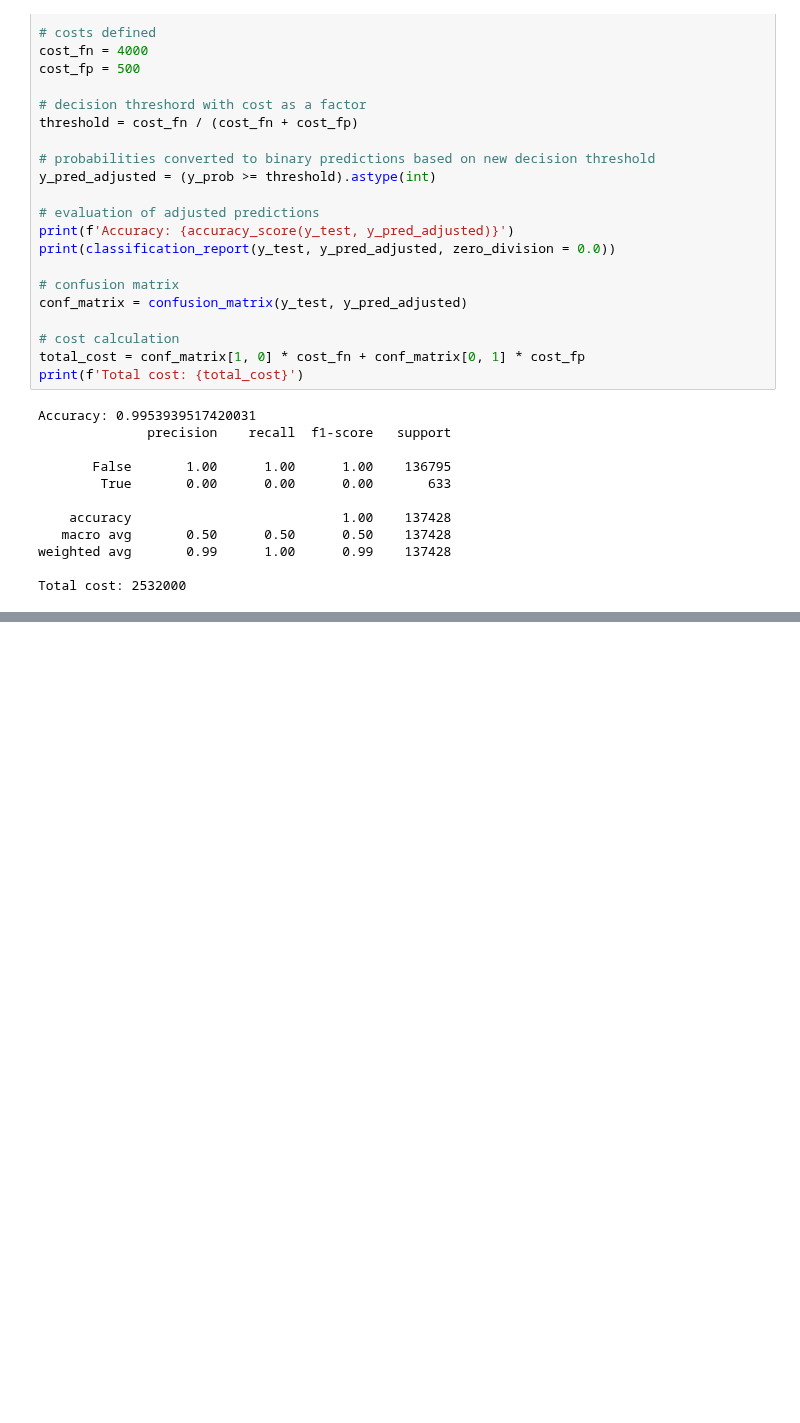
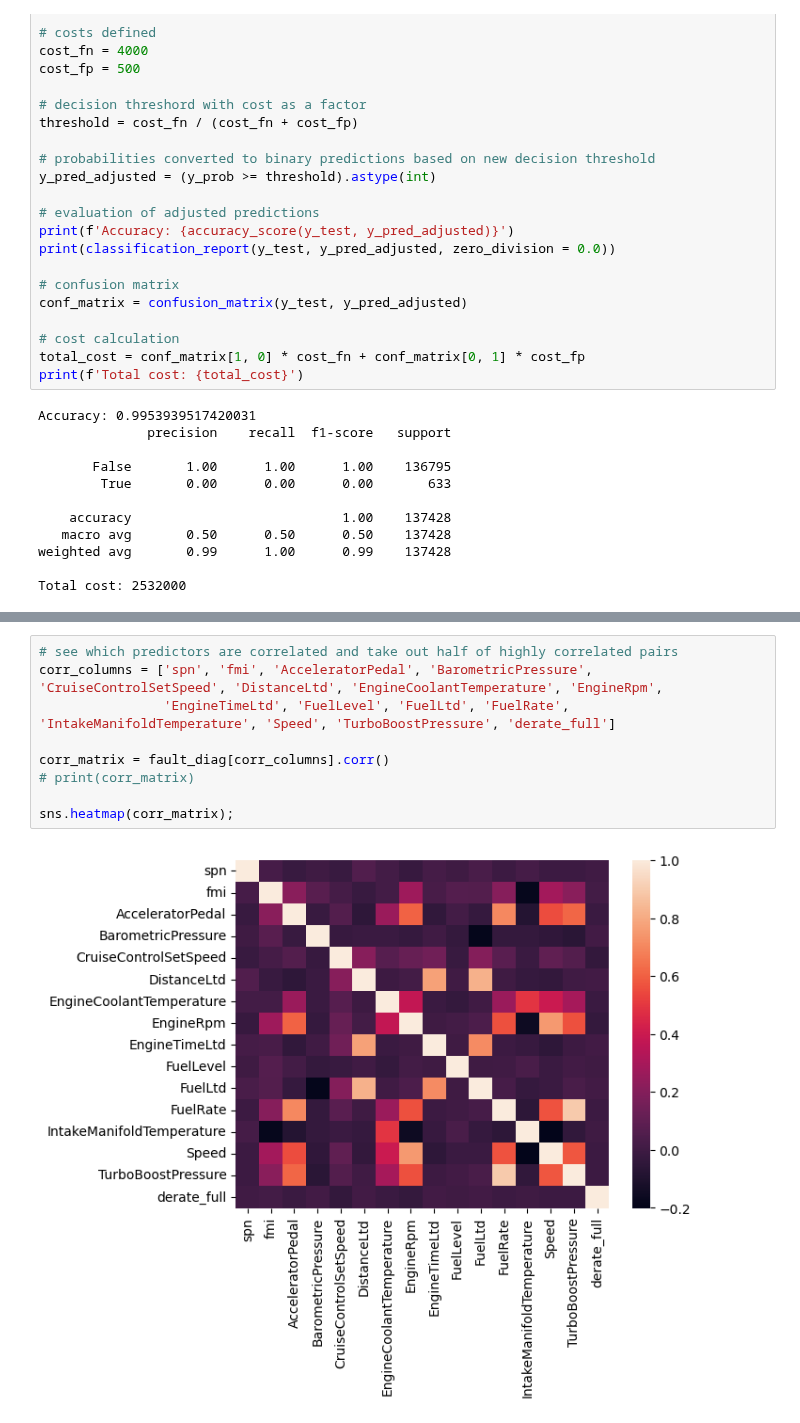
Before and after one commit to KagonDeans/big-g-ml-convoy, a Jupyter notebook: notebooks/02_teresa_models.ipynb, the cells around one changed output, grey strips where cells are left out. Saved outputs shown, nothing was run; the diff lists cells and outputs as text; blank space fills up the shorter version.

```diff
--- a/notebooks/02_teresa_models.ipynb
+++ b/notebooks/02_teresa_models.ipynb
@@ -173,0 +303,11 @@ Total cost: 2532000
+# %%
+# see which predictors are correlated and take out half of highly correlated pairs
+corr_columns = ['spn', 'fmi', 'AcceleratorPedal', 'BarometricPressure', 'CruiseControlSetSpeed', 'DistanceLtd', 'EngineCoolantTemperature', 'EngineRpm',
+                'EngineTimeLtd', 'FuelLevel', 'FuelLtd', 'FuelRate', 'IntakeManifoldTemperature', 'Speed', 'TurboBoostPressure', 'derate_full']
+
+corr_matrix = fault_diag[corr_columns].corr()
+# print(corr_matrix)
+
+sns.heatmap(corr_matrix);
+# %% [output]
+[figure, added]
```
Also changed, not shown: parts of 14 cells of this notebook.
